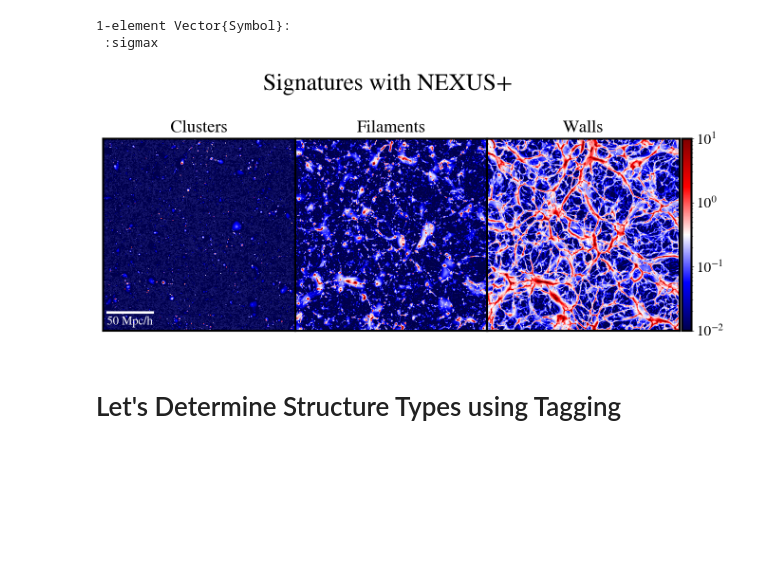
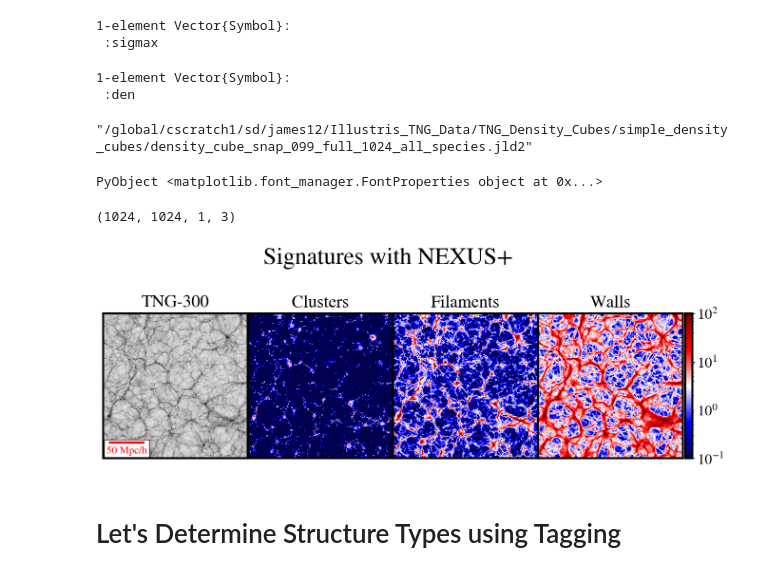
Before and after one commit to James11222/CosmoMMF, a Jupyter notebook: notebooks/Application V3.ipynb, the cells around one changed output. Drawn from its saved outputs; the diff is of its cells as text; code cells hidden in the pictures; blank space fills up the shorter version.

```diff
--- a/notebooks/Application V3.ipynb
+++ b/notebooks/Application V3.ipynb
@@ -51,46 +51,78 @@ config["output_directory"] *"Full_Species_1024_snap_099/"* "max_sigs_" * config[
 # %% [output]
 1-element Vector{Symbol}:
  :sigmax
+# %%
+load_string = config["input_directory"] * config["run_name"] * ".jld2"
+
+@load load_string den
+# %% [output]
+1-element Vector{Symbol}:
+ :den
+# %%
+load_string
+# %% [output]
+"/global/cscratch1/sd/james12/Illustris_TNG_Data/TNG_Density_Cubes/simple_density_cubes/density_cube_snap_099_full_1024_all_species.jld2"
+# %%
+plt.style.use("default")
+plt.rc("font", family="STIXGeneral")
+plt.rc("font", size=22)
+plt.rc("mathtext", fontset="stix")
+plt.rc("axes", facecolor="midnightblue")
+plt.rc("axes", linewidth=3)
+fontprops = fm.FontProperties(size=16)
+# %% [output]
+PyObject <matplotlib.font_manager.FontProperties object at 0x...>
+# %%
+slice = 1000:1010
+sigmax_ = sum(sigmax[:,:,slice,:], dims=3)
+size(sigmax_)
+# %% [output]
+(1024, 1024, 1, 3)
 # %%
 
 # plt.style.use("light_mode")
-plt.style.use("default")
-plt.rc("font", family="STIXGeneral")
-plt.rc("font", size=22)
-plt.rc("mathtext", fontset="stix")
-plt.rc("axes", facecolor="midnightblue")
-plt.rc("axes", linewidth=3)
-fontprops = fm.FontProperties(size=18)
+
 # plt.style.use("dark_mode")
 # plt.rcParams["axes.linewidth"] = 3
 
 cmap_ = "seismic"
-slice = 1020
+slice = 500:525
+sigmax_ = sum(sigmax[:,:,slice,:], dims=3)
+den_ = sum(den[:,:,slice], dims=3)
 
-f, axes = plt.subplots(1,3,sharey=true, gridspec_kw = Dict("wspace" => -0.06, "hspace" => 0), figsize=(16,7))
+f, axes = plt.subplots(1,4,sharey=true, gridspec_kw = Dict("wspace" => -0.06, "hspace" => 0), figsize=(16,6))
 
 f.suptitle("Signatures with NEXUS+", fontsize=36)
 
-axes[1].set_title("Clusters", pad=10)
-im1 = axes[1].imshow(sigmax[:,:,slice,1], origin="lower", cmap=cmap_,
-    extent=(0,config["xmax"]/1000,0,config["xmax"]/1000), norm=mpl.colors.LogNorm(vmin=0.01, vmax=10.0))
+axes[1].set_title("TNG-300", pad=10)
+im1 = axes[1].imshow(den_[:,:,1], origin="lower", cmap="Greys",
+    extent=(0,config["xmax"]/1000,0,config["xmax"]/1000), norm=mpl.colors.LogNorm(vmin=0.1, vmax=10000.0))
 
 divider1 = axgrid.make_axes_locatable(axes[1])
 cax1 = divider1.append_axes("right", size="5%", pad=0.05)
 cax1.set_axis_off()
 
-axes[2].set_title("Filaments", pad=10)
-im2 = axes[2].imshow(sigmax[:,:,slice,2], origin="lower", cmap=cmap_,
-    extent=(0,config["xmax"]/1000,0,config["xmax"]/1000), norm=mpl.colors.LogNorm(vmin=0.01, vmax=10.0))
+
+axes[2].set_title("Clusters", pad=10)
+im2 = axes[2].imshow(sigmax_[:,:,1,1], origin="lower", cmap=cmap_,
+    extent=(0,config["xmax"]/1000,0,config["xmax"]/1000), norm=mpl.colors.LogNorm(vmin=0.1, vmax=100.0))
+
 divider2 = axgrid.make_axes_locatable(axes[2])
 cax2 = divider2.append_axes("right", size="5%", pad=0.05)
 cax2.set_axis_off()
 
-axes[3].set_title("Walls", pad=10)
-im3 = axes[3].imshow(sigmax[:,:,slice,3], origin="lower", cmap=cmap_,
-    extent=(0,config["xmax"]/1000,0,config["xmax"]/1000), norm=mpl.colors.LogNorm(vmin=0.01, vmax=10.0))
+axes[3].set_title("Filaments", pad=10)
+im3 = axes[3].imshow(sigmax_[:,:,1,2], origin="lower", cmap=cmap_,
+    extent=(0,config["xmax"]/1000,0,config["xmax"]/1000), norm=mpl.colors.LogNorm(vmin=0.1, vmax=100.0))
 divider3 = axgrid.make_axes_locatable(axes[3])
 cax3 = divider3.append_axes("right", size="5%", pad=0.05)
+cax3.set_axis_off()
+
+axes[4].set_title("Walls", pad=10)
+im4 = axes[4].imshow(sigmax_[:,:,1,3], origin="lower", cmap=cmap_,
+    extent=(0,config["xmax"]/1000,0,config["xmax"]/1000), norm=mpl.colors.LogNorm(vmin=0.1, vmax=100.0))
+divider4 = axgrid.make_axes_locatable(axes[4])
+cax4 = divider4.append_axes("right", size="5%", pad=0.05)
 
 
 
@@ -107,38 +139,38 @@ for ax in axes
 end
 
 scalebar1 = ac.AnchoredSizeBar(axes[1].transData,
                            50, "50 Mpc/h", "lower left",
                            pad=0.2,
-                           color="white",
-                           frameon=false,
+                           color="red",
+                           frameon=true,
                            size_vertical=2,
                            fontproperties=fontprops, sep=4)
 # scalebar2 = ac.AnchoredSizeBar(axes[2].transData,
 #                            50, "50 Mpc/h", "lower left",
 #                            pad=0.2,
 #                            color="white",
 #                            frameon=false,
 #                            size_vertical=2,
 #                            fontproperties=fontprops)
 # scalebar3 = ac.AnchoredSizeBar(axes[3].transData,
 #                            50, "50 Mpc/h", "lower left",
 #                            pad=10.5,
 #                            color="white",
 #                            frameon=false,
 #                            size_vertical=2,
 #                            fontproperties=fontprops)
 
 axes[1].add_artist(scalebar1)
 # axes[2].add_artist(scalebar2)
 # axes[3].add_artist(scalebar3)
-cbar = plt.colorbar(im3, cax=cax3)
+cbar = plt.colorbar(im4, cax=cax4)
 # cbar.ax.get_yaxis().labelpad = 35
 # cbar.ax.set_ylabel("Signature Strength", fontsize=30, rotation=-90)
 f.tight_layout()
-# plt.savefig("final_NEXUSPLUS_Signatures_hydro.pdf", dpi=300, bbox_inches="tight")
+# plt.savefig("final_NEXUSPLUS_Signatures_hydro.png", dpi=300, bbox_inches="tight")
 plt.show()
 # %% [output]
-[figure, old version]
+[figure, new version]
 # %% [markdown]
 # Let's Determine Structure Types using Tagging
 # %%
```
Also changed, not shown: 12 other files.
